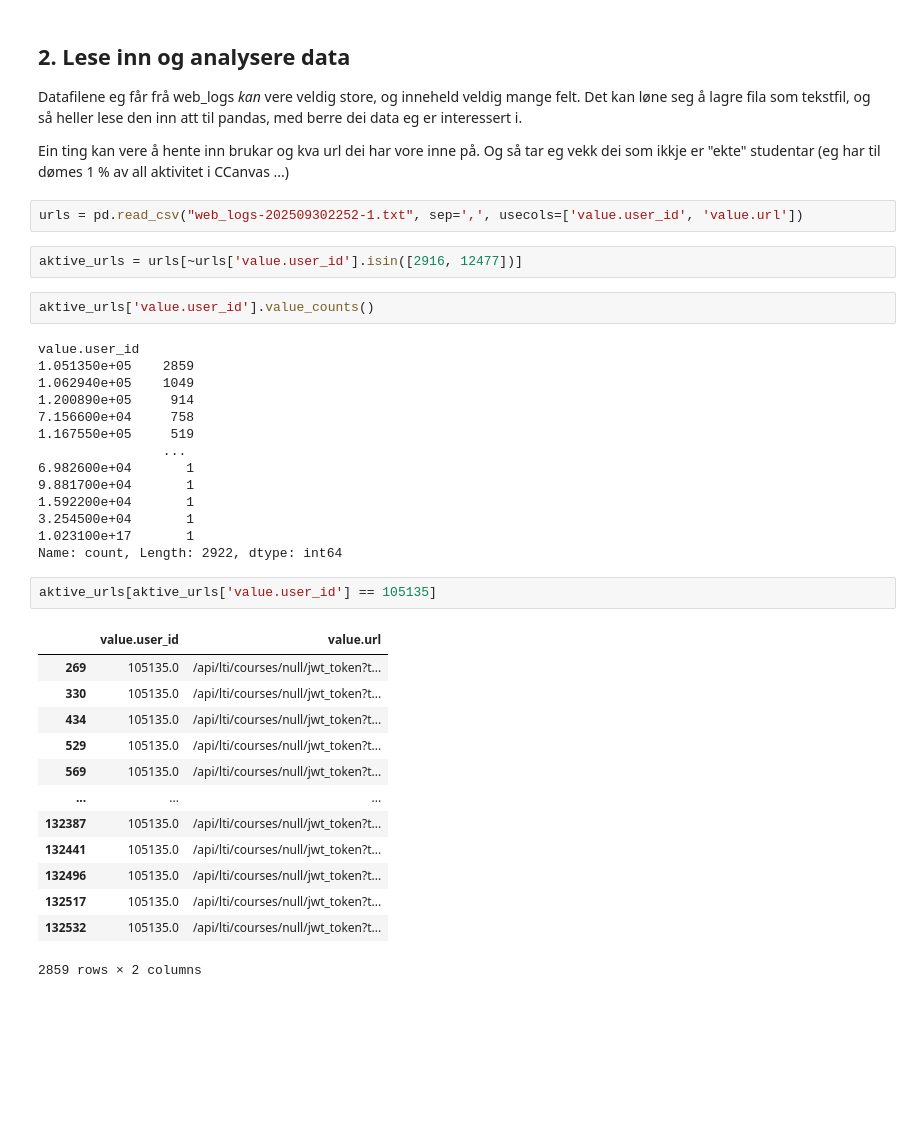
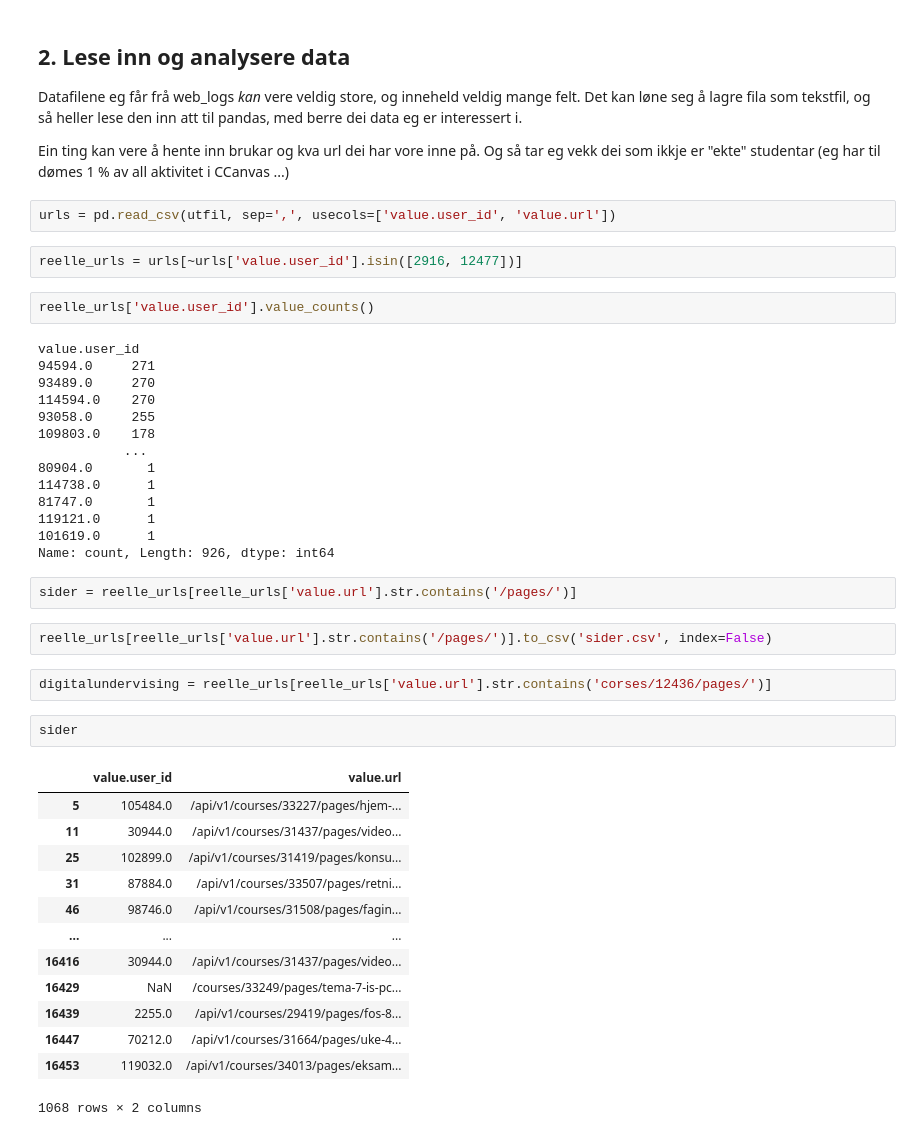
Before and after one commit to aasmundkvamme/utvikling, a Jupyter notebook: CD2/increment_web_logs.ipynb, the cells around one changed output. Cells and saved outputs as stored; diff of their text form; blank space fills up the shorter version.

Commit message:
Sjekk av aktivitet i Digitalundervising

```diff
--- a/CD2/increment_web_logs.ipynb
+++ b/CD2/increment_web_logs.ipynb
@@ -125,38 +129,44 @@ Datafilene eg får frå web_logs *kan* vere veldig store, og inneheld veldig man
 
 Ein ting kan vere å hente inn brukar og kva url dei har vore inne på. Og så tar eg vekk dei som ikkje er "ekte" studentar (eg har til dømes 1 % av all aktivitet i CCanvas ...)
 # %%
-urls = pd.read_csv("web_logs-202509302252-1.txt", sep=',', usecols=['value.user_id', 'value.url'])
+urls = pd.read_csv(utfil, sep=',', usecols=['value.user_id', 'value.url'])
 # %%
-aktive_urls = urls[~urls['value.user_id'].isin([2916, 12477])]
+reelle_urls = urls[~urls['value.user_id'].isin([2916, 12477])]
 # %%
-aktive_urls['value.user_id'].value_counts()
+reelle_urls['value.user_id'].value_counts()
 # %% [output]
 value.user_id
-1.051350e+05    2859
-1.062940e+05    1049
-1.200890e+05     914
-7.156600e+04     758
-1.167550e+05     519
-                ...
-6.982600e+04       1
-9.881700e+04       1
-1.592200e+04       1
-3.254500e+04       1
-1.023100e+17       1
-Name: count, Length: 2922, dtype: int64
+94594.0     271
+93489.0     270
+114594.0    270
+93058.0     255
+109803.0    178
+           ...
+80904.0       1
+114738.0      1
+81747.0       1
+119121.0      1
+101619.0      1
+Name: count, Length: 926, dtype: int64
 # %%
-aktive_urls[aktive_urls['value.user_id'] == 105135]
+sider = reelle_urls[reelle_urls['value.url'].str.contains('/pages/')]
-# %% [output]
-|  | value.user_id | value.url |
-| 269 | 105135.0 | /api/lti/courses/null/jwt_token?t... |
-| 330 | 105135.0 | /api/lti/courses/null/jwt_token?t... |
-| 434 | 105135.0 | /api/lti/courses/null/jwt_token?t... |
-| 529 | 105135.0 | /api/lti/courses/null/jwt_token?t... |
-| 569 | 105135.0 | /api/lti/courses/null/jwt_token?t... |
-| ... | ... | ... |
-| 132387 | 105135.0 | /api/lti/courses/null/jwt_token?t... |
-| 132441 | 105135.0 | /api/lti/courses/null/jwt_token?t... |
-| 132496 | 105135.0 | /api/lti/courses/null/jwt_token?t... |
-| 132517 | 105135.0 | /api/lti/courses/null/jwt_token?t... |
-| 132532 | 105135.0 | /api/lti/courses/null/jwt_token?t... |
-2859 rows × 2 columns
+# %%
+reelle_urls[reelle_urls['value.url'].str.contains('/pages/')].to_csv('sider.csv', index=False)
+# %%
+digitalundervising = reelle_urls[reelle_urls['value.url'].str.contains('corses/12436/pages/')]
+# %%
+sider
+# %% [output]
+|  | value.user_id | value.url |
+| 5 | 105484.0 | /api/v1/courses/33227/pages/hjem-... |
+| 11 | 30944.0 | /api/v1/courses/31437/pages/video... |
+| 25 | 102899.0 | /api/v1/courses/31419/pages/konsu... |
+| 31 | 87884.0 | /api/v1/courses/33507/pages/retni... |
+| 46 | 98746.0 | /api/v1/courses/31508/pages/fagin... |
+| ... | ... | ... |
+| 16416 | 30944.0 | /api/v1/courses/31437/pages/video... |
+| 16429 | NaN | /courses/33249/pages/tema-7-is-pc... |
+| 16439 | 2255.0 | /api/v1/courses/29419/pages/fos-8... |
+| 16447 | 70212.0 | /api/v1/courses/31664/pages/uke-4... |
+| 16453 | 119032.0 | /api/v1/courses/34013/pages/eksam... |
+1068 rows × 2 columns
```
Also changed, not shown: parts of 7 cells of this notebook, 2 other files.
